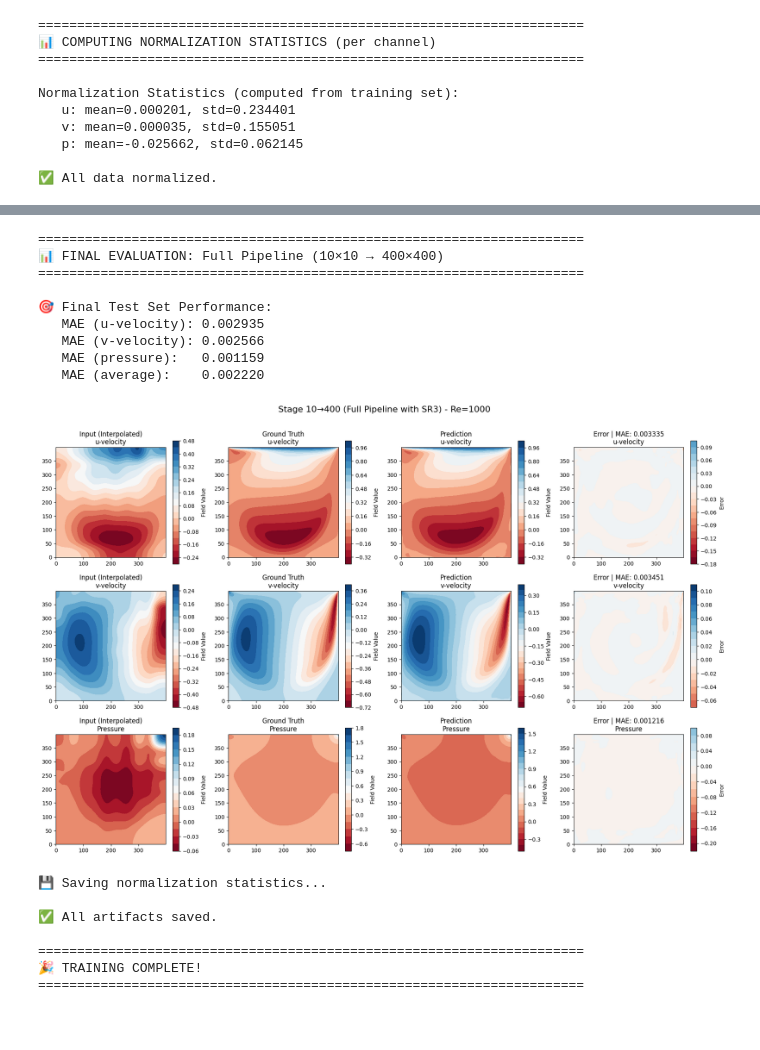
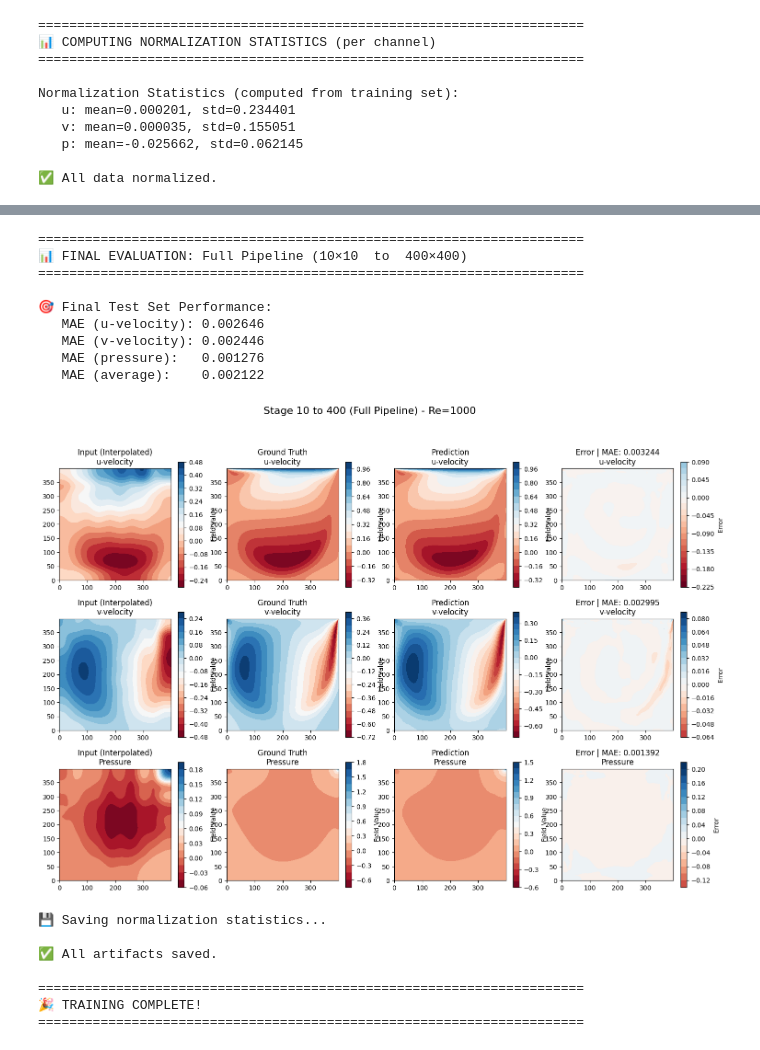
Before and after one commit to bitseal02/SR-for-CFD, a Jupyter notebook: sr-progressive-unet.ipynb, the cells around one changed output, grey strips where cells are left out. Drawn from its saved outputs; the diff is of its cells as text; code cells hidden in the pictures; blank space fills up the shorter version.

Commit message:
Kaggle Notebook | sr-progressive-UNET | 20-40-80-200-400 with single and double LDC

```diff
--- a/sr-progressive-unet.ipynb
+++ b/sr-progressive-unet.ipynb
@@ -887,16 +521,14 @@ def plot_comparison(input_lr, target_hr, pred_hr, sample_idx, stage_name, stats,
 # ========================= USER CONFIGURATION =========================
 # --- Progressive Cascade Configuration ---
 LR_DIM = 10  # Starting low-resolution grid size
-STAGE_DIMS = [ 40, 80, 200, 400]  # Progressive stages (power-of-2 dominant)
-#STAGE_DIMS = [400]  # Progressive stages (power-of-2 dominant)
+STAGE_DIMS = [20, 40, 80, 200, 400]  # Progressive stages (power-of-2 dominant)
 # Alternative configurations (uncomment to try):
 # STAGE_DIMS = [20, 40, 80, 150, 300, 400]  # Ultra-smooth (6 stages)
 # STAGE_DIMS = [20, 40, 100, 200, 400]      # Include 100×100
 # STAGE_DIMS = [40, 200, 400]               # Fewer stages (faster)
 
 # --- Training Hyperparameters ---
-EPOCHS_PER_STAGE = [ 500, 500, 500, 500]  # Much longer training
-# EPOCHS_PER_STAGE = [5000]  # Much longer training
+EPOCHS_PER_STAGE = [500, 500, 500, 500, 500]  # Much longer training
 # With small dataset, need more iterations to converge
 # EPOCHS_PER_STAGE = [10, 10, 10, 10, 10]
 BATCH_SIZE = 8
@@ -904,16 +536,7 @@ BASE_FILTERS = 32  # U-Net base filters (32, 64, or 128)
 UNET_DEPTH = 3   # U-Net depth (3 levels: 32->64->128, perfect for 20/40/80/200/400)
 ACTIVATION = 'swish'  # 'relu', 'swish', or 'leaky_relu'
 PLOT_SAMPLES = True
-OTHER_DETAILS = "progressive_residual_unet_with_sr3_final_stage"
-
-# --- SR3 Configuration (for final stage 200→400) ---
-USE_SR3_FINAL_STAGE = False  # DISABLED - Use U-Net for all stages (more stable for CFD)
-# SR3 diffusion is better suited for natural images with textures.
-# For CFD data with smooth gradients, residual U-Net often works better.
-# Set to True only if you want to experiment with diffusion approach.
-SR3_TIMESTEPS = 50   # Reduced timesteps (faster training & inference)
-SR3_BASE_FILTERS = 32
-SR3_BATCH_SIZE = 4   # Can use larger batch now with simpler architecture
+OTHER_DETAILS = "progressive_residual_unet_(20-40-80-200-400)_trained_single_and_double_LDC"
 
 # --- Data File Paths ---
 file_paths = [
@@ -933,6 +556,3 @@ reynolds_config = {
     }
 }
 # ======================================================================
-print("⚠️  SR3 is DISABLED by default (USE_SR3_FINAL_STAGE=False)")
-print("   Residual U-Net typically works better for CFD super-resolution.")
-print("   Set USE_SR3_FINAL_STAGE=True to experiment with diffusion.")
@@ -1402,23 +982,14 @@ WARNING:tensorflow:You are casting an input of type complex64 to an incompatible
 # %%
 # Final Evaluation: Full Pipeline (10 -> 400)
 print("\n" + "="*70)
-print("📊 FINAL EVALUATION: Full Pipeline (10×10 → 400×400)")
+print("📊 FINAL EVALUATION: Full Pipeline (10×10  to  400×400)")
 print("="*70)
 
 # Run full cascade on test data
 x_current = test_data_norm[LR_DIM]
 
-for stage_idx, target_dim in enumerate(STAGE_DIMS):
-    model = trained_models[target_dim]
-
-    # Check if this is SR3 model
-    is_sr3 = isinstance(model, SR3DiffusionModel)
-
-    if is_sr3:
-        print(f"   🌟 Running SR3 diffusion sampling for {target_dim}×{target_dim}...")
-        x_current = model.ddim_sample(x_current, ddim_steps=50)
-    else:
-        x_current = model.predict(x_current, verbose=0)
+for target_dim in STAGE_DIMS:
+    x_current = trained_models[target_dim].predict(x_current, verbose=0)
 
 # Final prediction is x_current at 400x400
 final_pred_norm = x_current
@@ -1427,40 +998,40 @@ final_target_norm = test_data_norm[400]
 # Denormalize and compute metrics
 final_pred_real = denormalize_with_stats(final_pred_norm, norm_stats)
 final_target_real = denormalize_with_stats(final_target_norm, norm_stats)
 
 mae_u = np.mean(np.abs(final_target_real[..., 0] - final_pred_real[..., 0]))
 mae_v = np.mean(np.abs(final_target_real[..., 1] - final_pred_real[..., 1]))
 mae_p = np.mean(np.abs(final_target_real[..., 2] - final_pred_real[..., 2]))
 mae_total = np.mean([mae_u, mae_v, mae_p])
 
 print(f"\n🎯 Final Test Set Performance:")
 print(f"   MAE (u-velocity): {mae_u:.6f}")
 print(f"   MAE (v-velocity): {mae_v:.6f}")
 print(f"   MAE (pressure):   {mae_p:.6f}")
 print(f"   MAE (average):    {mae_total:.6f}")
 
 # Plot final comparison
 if PLOT_SAMPLES:
     plot_comparison(
         input_lr=test_data_norm[LR_DIM],
         target_hr=final_target_norm,
         pred_hr=final_pred_norm,
         sample_idx=0,
-        stage_name="10→400 (Full Pipeline with SR3)",
+        stage_name="10 to 400 (Full Pipeline)",
         stats=norm_stats,
         reynolds_num=test_reynolds[0]
     )
 # %% [output]
 ======================================================================
-📊 FINAL EVALUATION: Full Pipeline (10×10 → 400×400)
+📊 FINAL EVALUATION: Full Pipeline (10×10  to  400×400)
 ======================================================================
 
 🎯 Final Test Set Performance:
-   MAE (u-velocity): 0.002935
-   MAE (v-velocity): 0.002566
-   MAE (pressure):   0.001159
-   MAE (average):    0.002220
+   MAE (u-velocity): 0.002646
+   MAE (v-velocity): 0.002446
+   MAE (pressure):   0.001276
+   MAE (average):    0.002122
-[figure, old version]
+[figure, new version]
 # %%
 # Save normalization statistics
 print("\n💾 Saving normalization statistics...")
```
Also changed, not shown: parts of 9 cells of this notebook.
